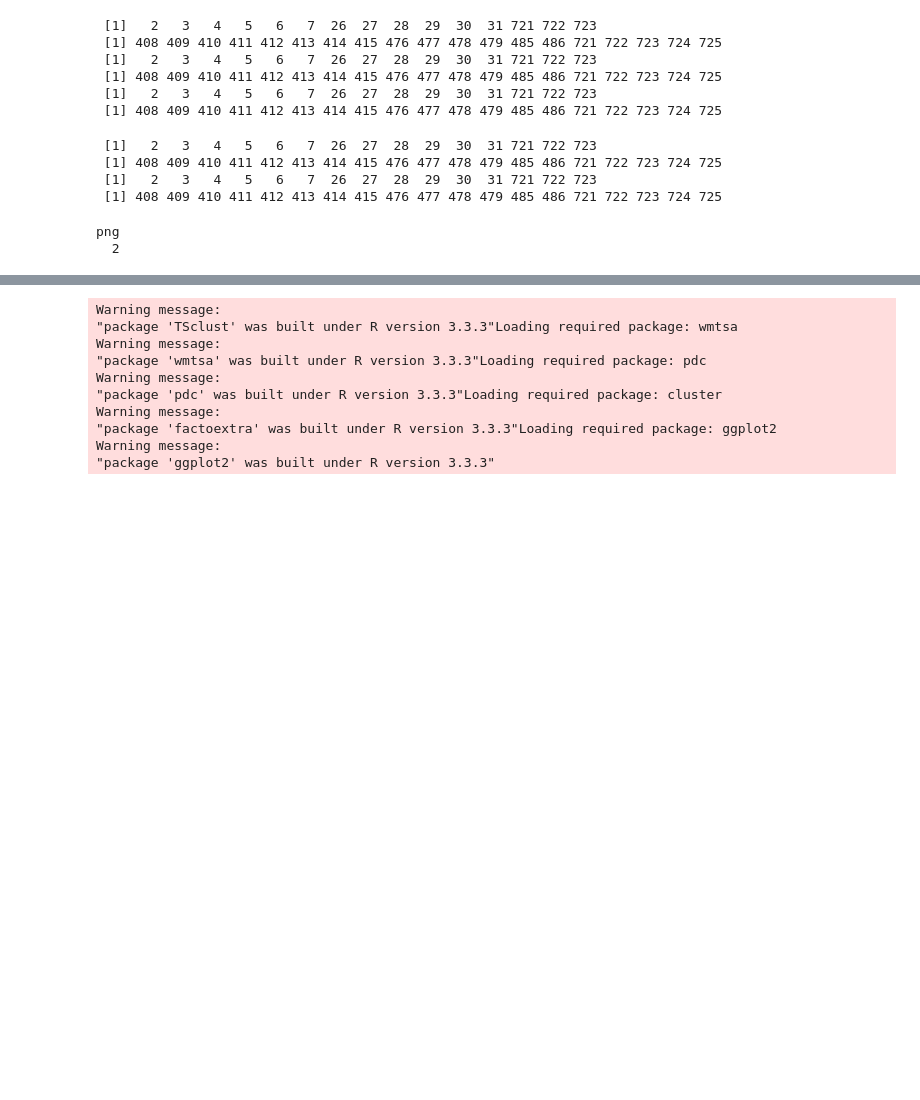
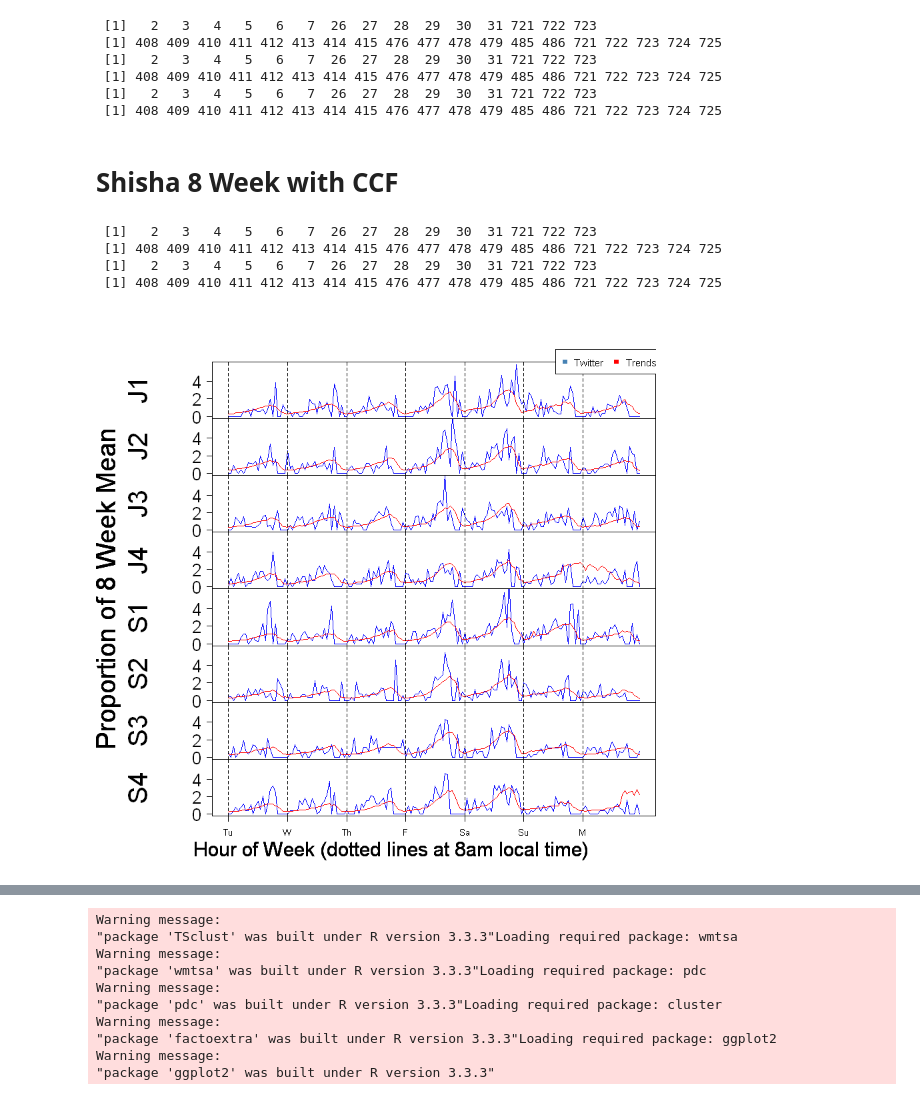
Before and after one commit to tj2huang/nyu-research, a Jupyter notebook: notebooks/r/alc-tobacco-dend.ipynb, the cells around one changed output, grey strips where cells are left out. Saved outputs shown, nothing was run; the diff lists cells and outputs as text; code cells hidden in the pictures; blank space fills up the shorter version.

```diff
--- a/notebooks/r/alc-tobacco-dend.ipynb
+++ b/notebooks/r/alc-tobacco-dend.ipynb
@@ -131,30 +130,31 @@ axis(1, labels = c('Tu', 'W', 'Th', 'F', 'Sa', 'Su', 'M'), at=seq(1, 168, by=24)
     par(xpd=NA)
 
 }
+# %% [markdown]
+# Shisha 8 Week with CCF
 # %%
 shi <- ts.js('c:/users/tom/documents/research/data/shisha-june.csv',
       'c:/users/tom/documents/research/data/shisha-sept.csv')
 tot <- ts.tot('c:/users/tom/documents/research/data/alc-june.csv',
       'c:/users/tom/documents/research/data/alc-sept.csv')
 shi <- shi/tot
 shi <- shi/mean(shi)
 shi.df <- weekify(shi)
 trends_shi.j <- read.csv('c:/users/tom/documents/research/data/June2015_Trends_hookah.csv')
 trends_shi.s <- read.csv('c:/users/tom/documents/research/data/Sept2015_Trends_hookah.csv')
 trends_shi <- ts(c(trends_shi.j[33:(672+32), 4], trends_shi.s[9:(672+8), 4]), frequency=24)
 trends_shi <- trends_shi/mean(trends_shi)
 shi.trends <- weekify(trends_shi)
 
-pdf('c:/users/tom/documents/research/trends_plots/hookah.pdf',width=7,height=12,paper='special')
+#pdf('c:/users/tom/documents/research/trends_plots/hookah.pdf',width=7,height=12,paper='special')
 plot_series(shi.df, shi.trends,  plot_max = 6)
 legend(134,53,inset = 0,
         legend = c("Twitter", "Trends"),
         col=c("steelblue", "red" ), pch=15, cex=1.1, horiz=TRUE)
-dev.off()
+#dev.off()
 # %% [output]
  [1]   2   3   4   5   6   7  26  27  28  29  30  31 721 722 723
  [1] 408 409 410 411 412 413 414 415 476 477 478 479 485 486 721 722 723 724 725
  [1]   2   3   4   5   6   7  26  27  28  29  30  31 721 722 723
  [1] 408 409 410 411 412 413 414 415 476 477 478 479 485 486 721 722 723 724 725
-png
-  2
+[figure, added]
```
Also changed, not shown: parts of 11 cells of this notebook.
